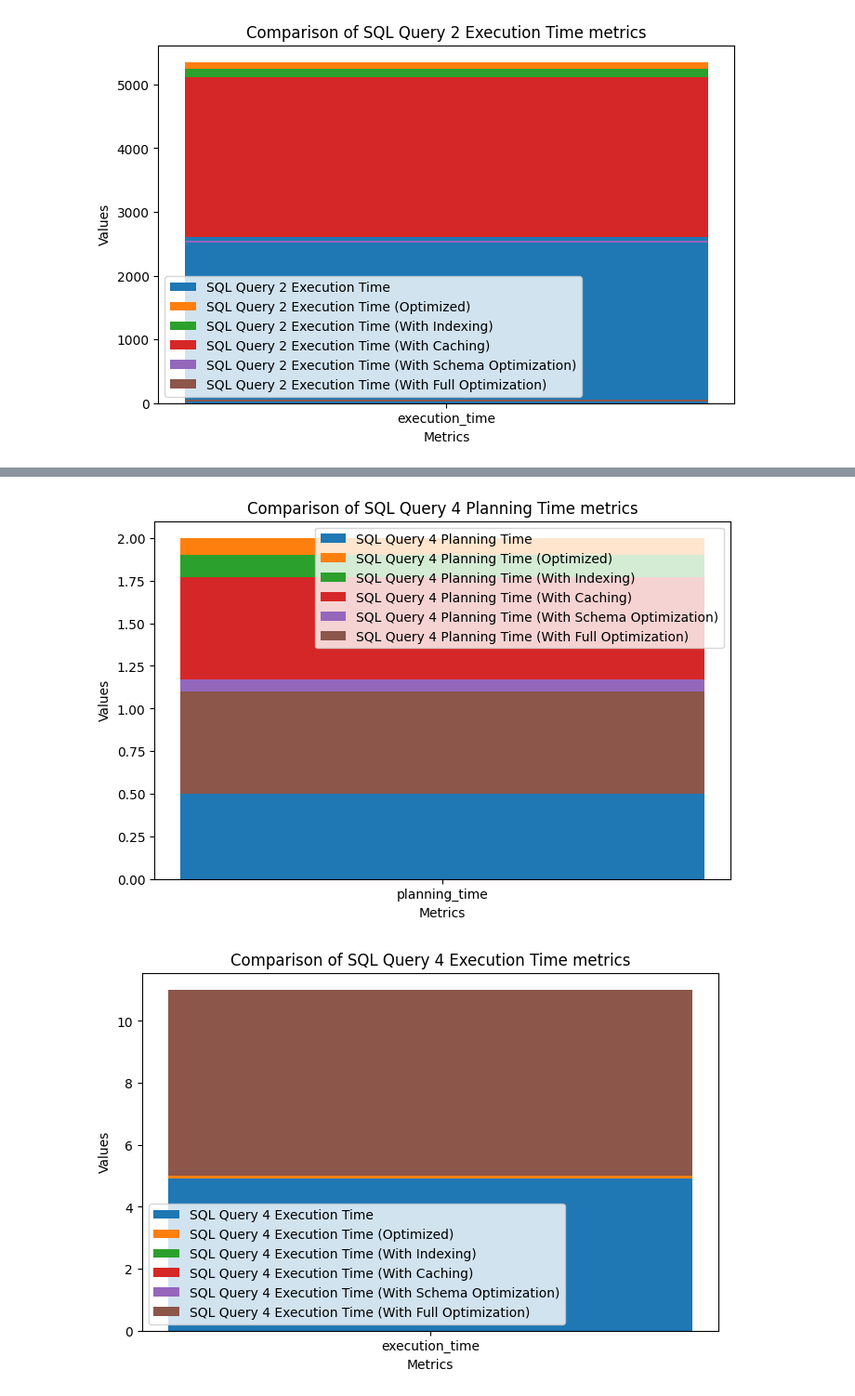
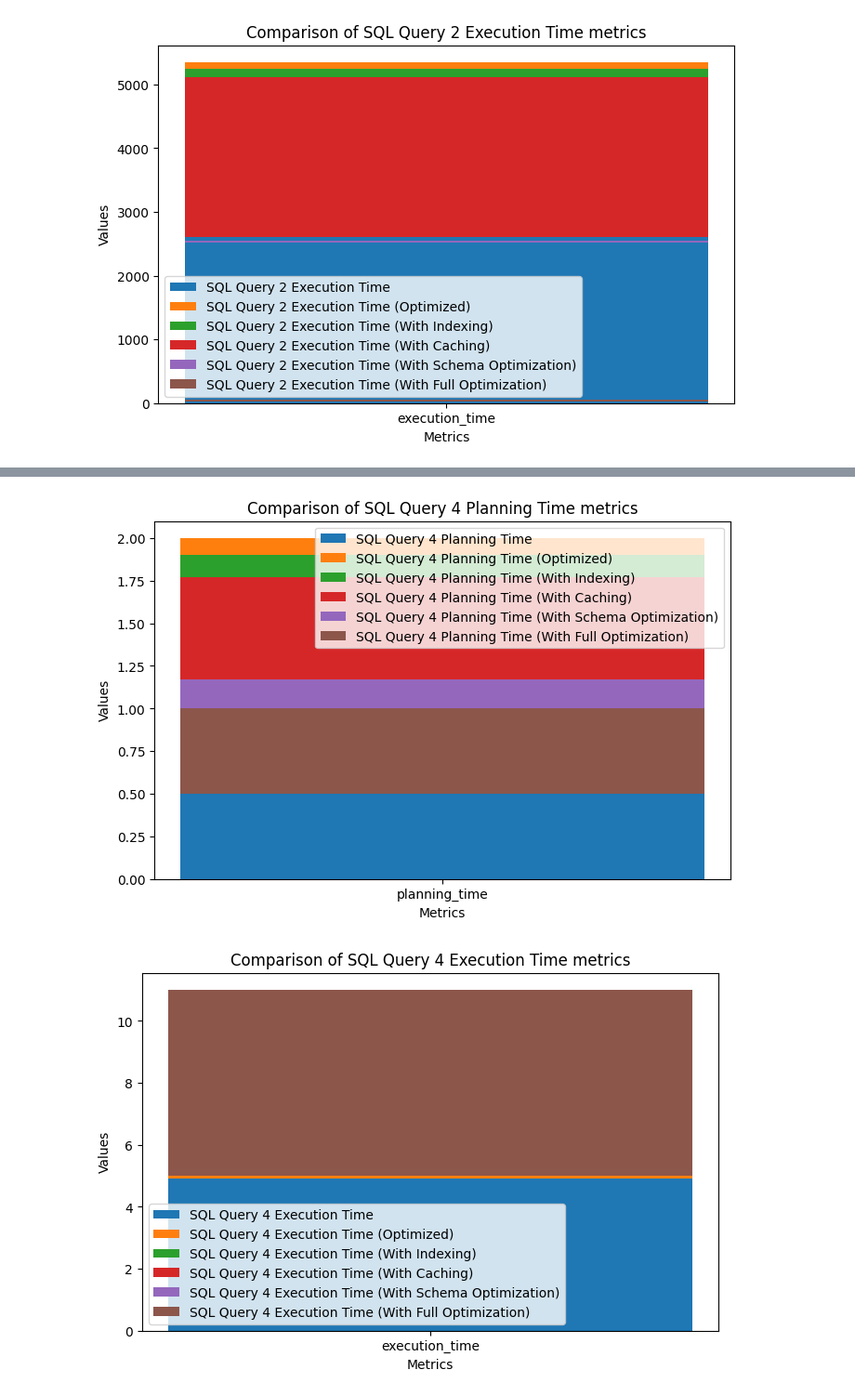
Before and after one commit to Mostafa-wael/Database-Tuning, a Jupyter notebook: results/results.ipynb, the cells around one changed output, grey strips where cells are left out. Shown at 93% size. Drawn from its saved outputs; the diff is of its cells as text; code cells hidden in the pictures.

```diff
--- a/results/results.ipynb
+++ b/results/results.ipynb
@@ -76,11 +76,11 @@ IndexError: list index out of range
 # %%
 # non-optimized query, optimized, index, cache, schema
 # metricsQuerySQL4 = [[1.2, 4.9], [0.8, 5.1],[1.1, 5.7], [0.67, 5]]
 # plotMetrics(metricsQuerySQL4, metricsSQL, label='SQL Query 4')
-metricsQuerySQL4_planning_time = [1.2, 0.8, 1.1, 0.67, 0.5, 0.5]
-metricsQuerySQL4_execution_time = [4.9, 5.1, 5.7, 5, 5, 6]
+metricsQuerySQL4_planning_time = [1.2, 0.8, 1.1, 0.67, 0.4, 0.4]
+metricsQuerySQL4_execution_time = [4.9, 5.1, 5.7, 5, 4.4, 5.5]
 plotMetrics(metricsQuerySQL4_planning_time, metricsSQL[0], label='SQL Query 4 Planning Time')
 plotMetrics(metricsQuerySQL4_execution_time, metricsSQL[1], label='SQL Query 4 Execution Time')
 # %% [output]
-[figure, old version]
+[figure, new version]
 [figure]
```
Also changed, not shown: parts of 2 cells of this notebook, 15 other files.
